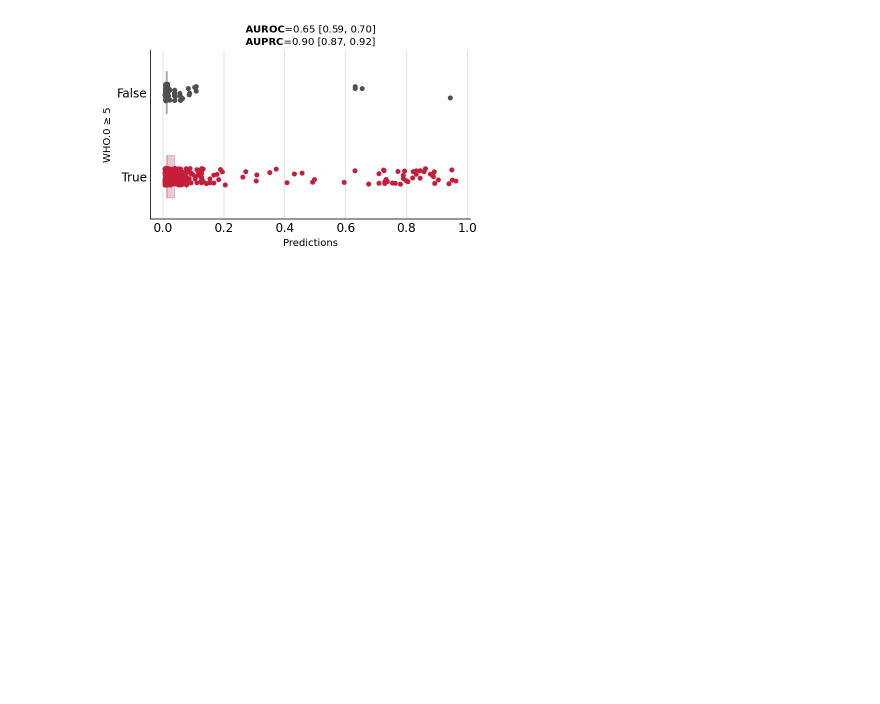
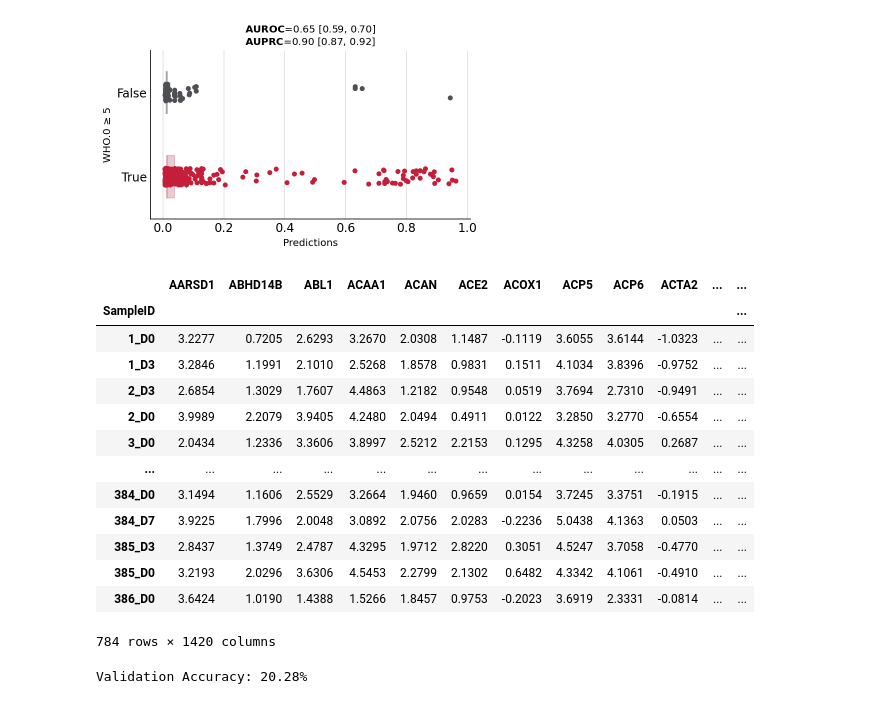
Before and after one commit to gregbellan/Stabl, a Jupyter notebook: Forests.ipynb, the cells around one changed output. Cells and saved outputs as stored; diff of their text form; code cells hidden in the pictures; blank space fills up the shorter version.

```diff
--- a/Forests.ipynb
+++ b/Forests.ipynb
@@ -229,3 +245,25 @@ boxplot_binary_predictions(y_valid_cov, y_valid_preds)
 (<Figure size 396x252 with 1 Axes>,
  <Axes: title={'center': '$\\bf{AUROC}$=0.65 [0.59, 0.70]\n$\\bf{AUPRC}$=0.90 [0.87, 0.92]'}, xlabel='Predictions', ylabel='WHO.0 ≥ 5'>)
 [figure]
+# %%
+X_valid_cov["Proteomics"]
+# %% [output]
+|  | AARSD1 | ABHD14B | ABL1 | ACAA1 | ACAN | ACE2 | ACOX1 | ACP5 | ACP6 | ACTA2 | ... | ... |
+| SampleID |  |  |  |  |  |  |  |  |  |  |  | ... |
+| 1_D0 | 3.2277 | 0.7205 | 2.6293 | 3.2670 | 2.0308 | 1.1487 | -0.1119 | 3.6055 | 3.6144 | -1.0323 | ... | ... |
+| 1_D3 | 3.2846 | 1.1991 | 2.1010 | 2.5268 | 1.8578 | 0.9831 | 0.1511 | 4.1034 | 3.8396 | -0.9752 | ... | ... |
+| 2_D3 | 2.6854 | 1.3029 | 1.7607 | 4.4863 | 1.2182 | 0.9548 | 0.0519 | 3.7694 | 2.7310 | -0.9491 | ... | ... |
+| 2_D0 | 3.9989 | 2.2079 | 3.9405 | 4.2480 | 2.0494 | 0.4911 | 0.0122 | 3.2850 | 3.2770 | -0.6554 | ... | ... |
+| 3_D0 | 2.0434 | 1.2336 | 3.3606 | 3.8997 | 2.5212 | 2.2153 | 0.1295 | 4.3258 | 4.0305 | 0.2687 | ... | ... |
+| ... | ... | ... | ... | ... | ... | ... | ... | ... | ... | ... | ... | ... |
+| 384_D0 | 3.1494 | 1.1606 | 2.5529 | 3.2664 | 1.9460 | 0.9659 | 0.0154 | 3.7245 | 3.3751 | -0.1915 | ... | ... |
+| 384_D7 | 3.9225 | 1.7996 | 2.0048 | 3.0892 | 2.0756 | 2.0283 | -0.2236 | 5.0438 | 4.1363 | 0.0503 | ... | ... |
+| 385_D3 | 2.8437 | 1.3749 | 2.4787 | 4.3295 | 1.9712 | 2.8220 | 0.3051 | 4.5247 | 3.7058 | -0.4770 | ... | ... |
+| 385_D0 | 3.2193 | 2.0296 | 3.6306 | 4.5453 | 2.2799 | 2.1302 | 0.6482 | 4.3342 | 4.1061 | -0.4910 | ... | ... |
+| 386_D0 | 3.6424 | 1.0190 | 1.4388 | 1.5266 | 1.8457 | 0.9753 | -0.2023 | 3.6919 | 2.3331 | -0.0814 | ... | ... |
+784 rows × 1420 columns
+# %%
+y_valid_preds = overall_pipe.predict(X_valid_cov["Proteomics"])
+print(f"Validation Accuracy: {100*np.mean(y_valid_preds == y_valid_cov):.2f}%")
+# %% [output]
+Validation Accuracy: 20.28%
```
Also changed, not shown: parts of 4 cells of this notebook, 3 other files.
